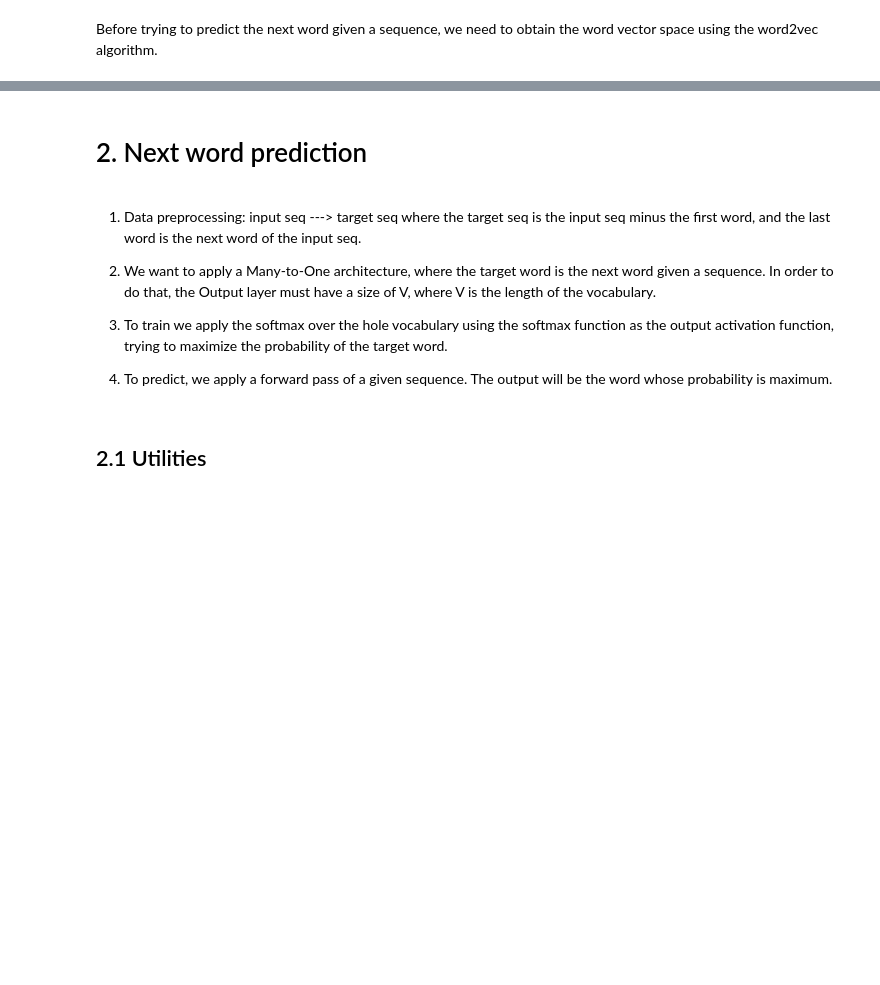
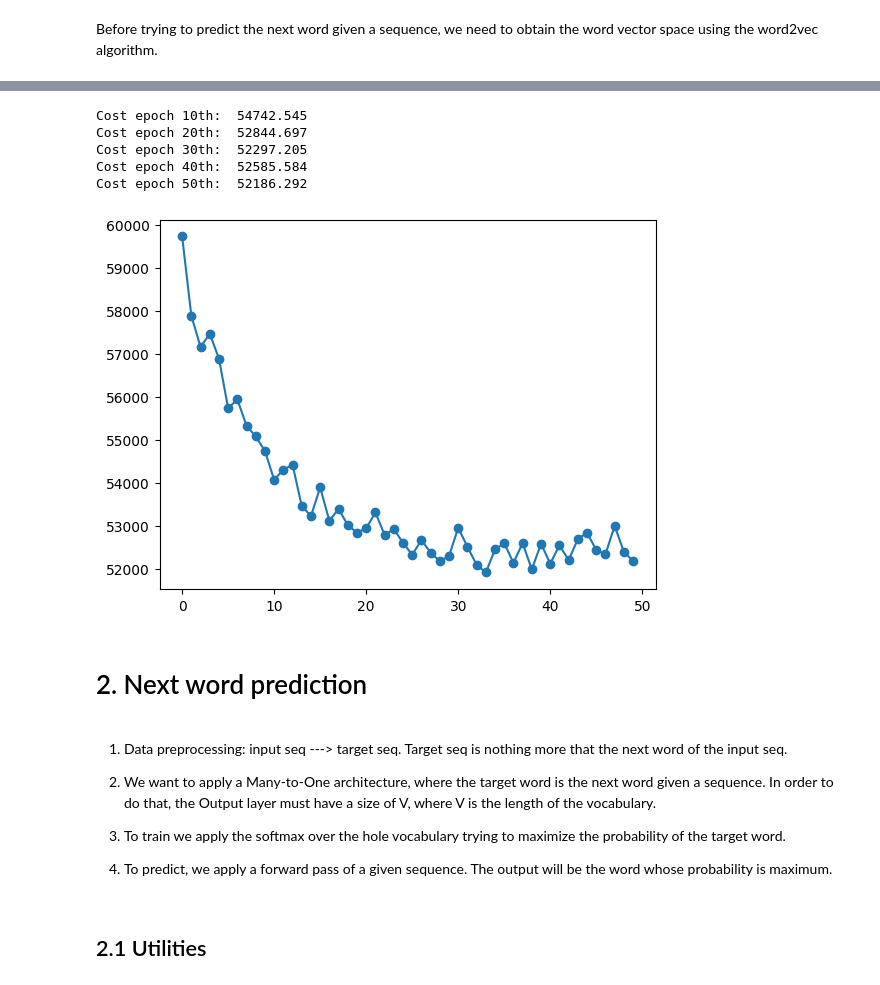
Before and after one commit to jimysancho/Natural-Language-Processing, a Jupyter notebook: Word_Prediction/Next_Word_Prediction.ipynb, the cells around one changed output, grey strips where cells are left out. Drawn from its saved outputs; the diff is of its cells as text; code cells hidden in the pictures; blank space fills up the shorter version.

Commit message:
next word notebook

```diff
--- a/Word_Prediction/Next_Word_Prediction.ipynb
+++ b/Word_Prediction/Next_Word_Prediction.ipynb
@@ -29,31 +31,38 @@ print(len(words))
 # %%
 cost = []
-max_words = 10_000
+max_words = 15_000
 words = words[:max_words]
 
 for j in range(50):
     total_loss = 0
     for i in range(w2v.window_size, len(words) - w2v.window_size):
         window = [words[i+j] for j in range(-w2v.window_size, w2v.window_size + 1) if j != 0]
         center_word = words[i]
         loss, n_s_i = w2v.forward(window, center_word)
         grads = w2v.backward(window, center_word, n_s_i)
         w2v.update(grads)
         total_loss += loss
 
     if not ((j + 1) % 10): print(f'Cost epoch {j+1}th: ', np.round(total_loss, decimals=3))
     cost.append(total_loss)
 
 plt.plot(cost, '-o')
 plt.show()
+# %% [output]
+Cost epoch 10th:  54742.545
+Cost epoch 20th:  52844.697
+Cost epoch 30th:  52297.205
+Cost epoch 40th:  52585.584
+Cost epoch 50th:  52186.292
+[figure, added]
 # %% [markdown]
 # 2. Next word prediction
 # %% [markdown]
-1. Data preprocessing: input seq ---> target seq where the target seq is the input seq minus the first word, and the last word is the next word of the input seq.
+1. Data preprocessing: input seq ---> target seq. Target seq is nothing more that the next word of the input seq.
 
 2. We want to apply a Many-to-One architecture, where the target word is the next word given a sequence. In order to do that, the Output layer must have a size of V, where V is the length of the vocabulary.
 
-3. To train we apply the softmax over the hole vocabulary using the softmax function as the output activation function, trying to maximize the probability of the target word.
+3. To train we apply the softmax over the hole vocabulary trying to maximize the probability of the target word.
 
 4. To predict, we apply a forward pass of a given sequence. The output will be the word whose probability is maximum.
 # %% [markdown]
```
Also changed, not shown: parts of 6 cells of this notebook.
